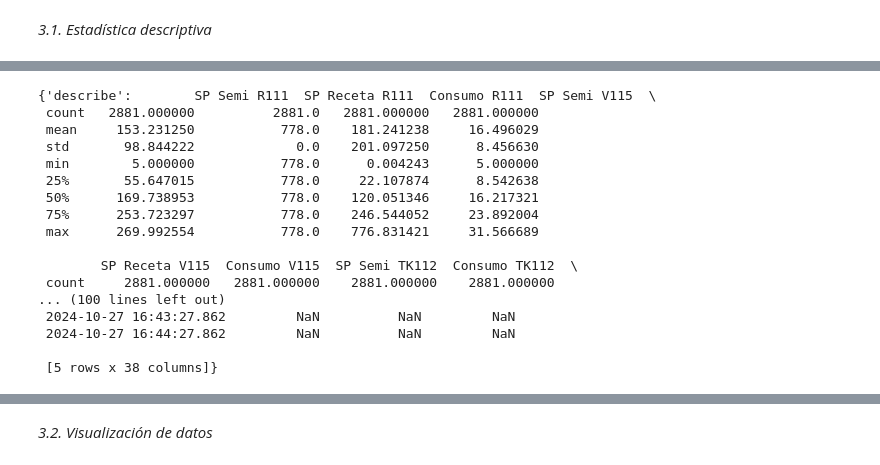
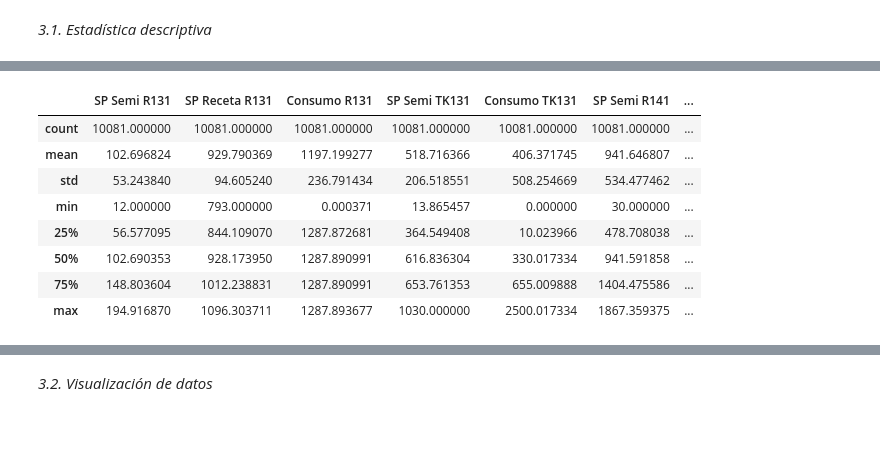
Before and after one commit to AcSsalazar/Proyecto_1_udem, a Jupyter notebook: MP_Consumos_BarbosaV2.ipynb, the cells around one changed output, grey strips where cells are left out. Cells and saved outputs as stored; diff of their text form; code cells hidden in the pictures; blank space fills up the shorter version.

```diff
--- a/MP_Consumos_BarbosaV2.ipynb
+++ b/MP_Consumos_BarbosaV2.ipynb
@@ -125,20 +92,12 @@ EdaMp(sample_dfSoda)
-# %%
-EdaMp(sample_dfXilol)
-# %% [output]
-{'describe':        SP Semi R111  SP Receta R111  Consumo R111  SP Semi V115  \
- count   2881.000000          2881.0   2881.000000   2881.000000
- mean     153.231250           778.0    181.241238     16.496029
- std       98.844222             0.0    201.097250      8.456630
- min        5.000000           778.0      0.004243      5.000000
- 25%       55.647015           778.0     22.107874      8.542638
- 50%      169.738953           778.0    120.051346     16.217321
- 75%      253.723297           778.0    246.544052     23.892004
- max      269.992554           778.0    776.831421     31.566689
-
-        SP Receta V115  Consumo V115  SP Semi TK112  Consumo TK112  \
- count     2881.000000   2881.000000    2881.000000    2881.000000
-... (100 lines left out)
- 2024-10-27 16:43:27.862         NaN          NaN         NaN
- 2024-10-27 16:44:27.862         NaN          NaN         NaN
-
- [5 rows x 38 columns]}
+# %%
+sample_dfSoda.describe()
+# %% [output]
+|  | SP Semi R131 | SP Receta R131 | Consumo R131 | SP Semi TK131 | Consumo TK131 | SP Semi R141 | ... |
+| count | 10081.000000 | 10081.000000 | 10081.000000 | 10081.000000 | 10081.000000 | 10081.000000 | ... |
+| mean | 102.696824 | 929.790369 | 1197.199277 | 518.716366 | 406.371745 | 941.646807 | ... |
+| std | 53.243840 | 94.605240 | 236.791434 | 206.518551 | 508.254669 | 534.477462 | ... |
+| min | 12.000000 | 793.000000 | 0.000371 | 13.865457 | 0.000000 | 30.000000 | ... |
+| 25% | 56.577095 | 844.109070 | 1287.872681 | 364.549408 | 10.023966 | 478.708038 | ... |
+| 50% | 102.690353 | 928.173950 | 1287.890991 | 616.836304 | 330.017334 | 941.591858 | ... |
+| 75% | 148.803604 | 1012.238831 | 1287.890991 | 653.761353 | 655.009888 | 1404.475586 | ... |
+| max | 194.916870 | 1096.303711 | 1287.893677 | 1030.000000 | 2500.017334 | 1867.359375 | ... |
```
Also changed, not shown: parts of 3 cells of this notebook.
